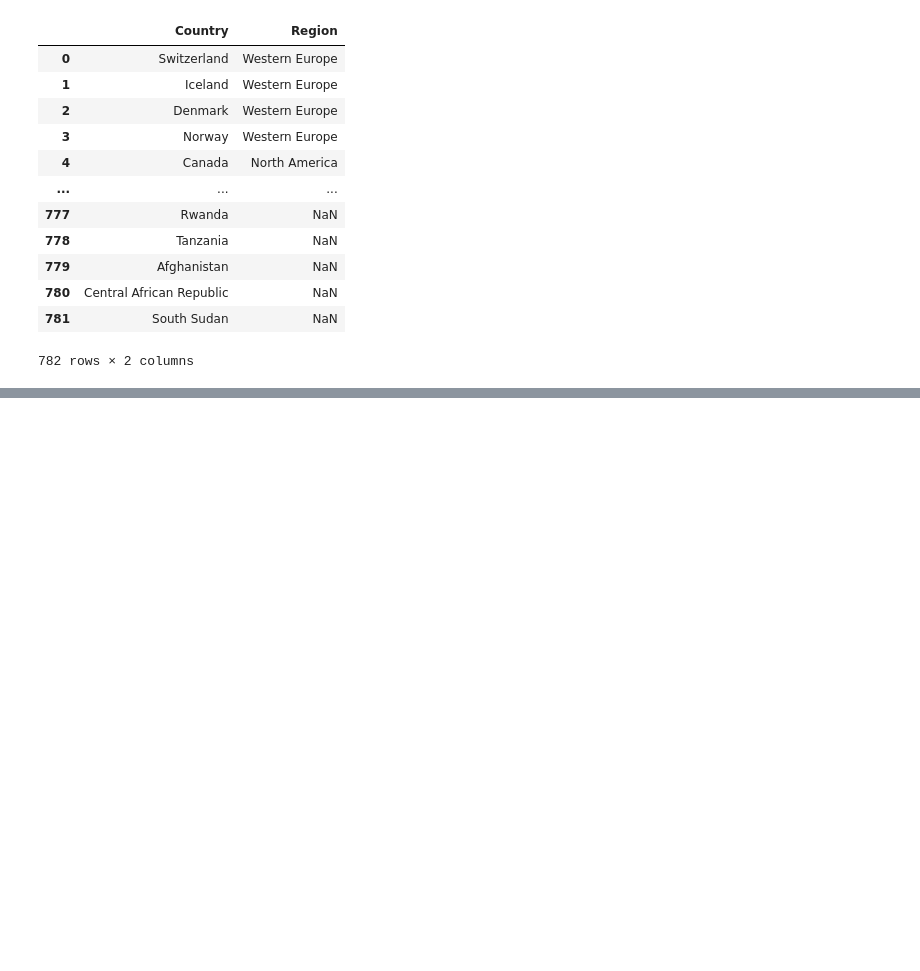
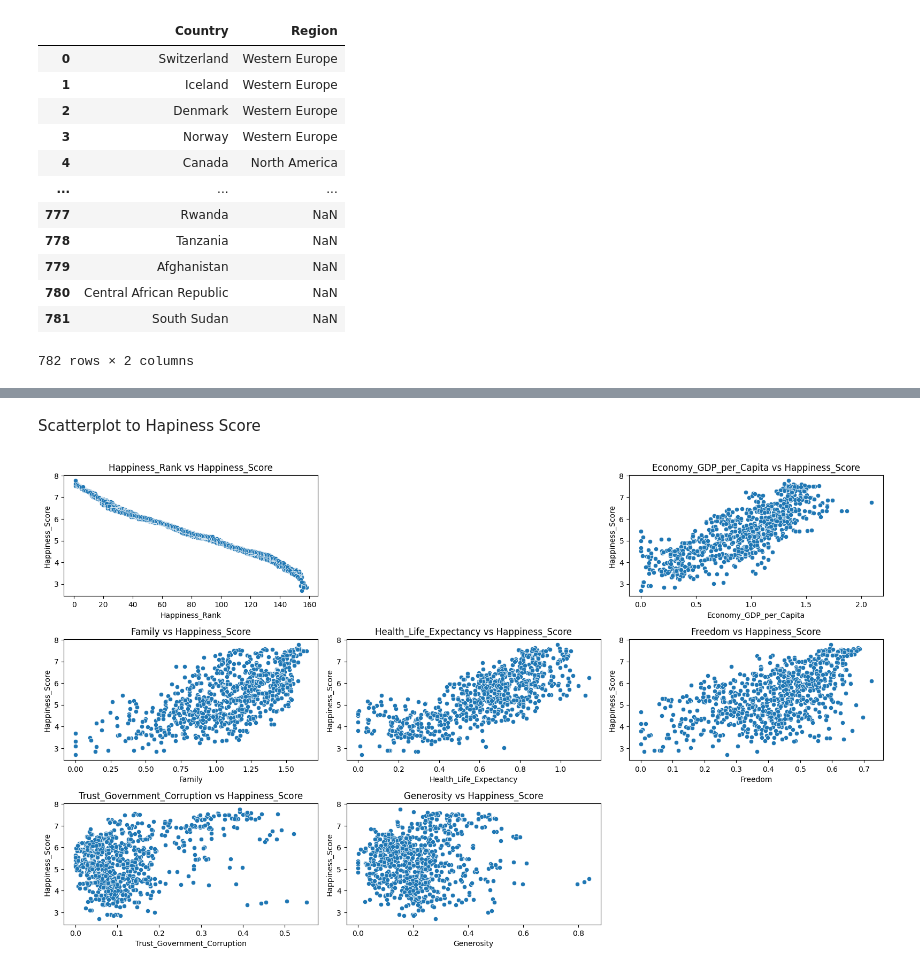
Before and after one commit to RJuanJo/workshop_3, a Jupyter notebook: notebooks/EDA001.ipynb, the cells around one changed output, grey strips where cells are left out. Cells and saved outputs as stored; diff of their text form; code cells hidden in the pictures; blank space fills up the shorter version.

```diff
--- a/notebooks/EDA001.ipynb
+++ b/notebooks/EDA001.ipynb
@@ -367,0 +405,15 @@ dtype: int64
+# %% [markdown]
+Scatterplot to Hapiness Score
+# %%
+target = 'Happiness_Score'
+
+plt.figure(figsize=(16, 12))
+for i, column in enumerate(numeric_columns, 1):
+    if column != target:
+        plt.subplot(4, 3, i)
+        sns.scatterplot(x=data[column], y=data[target])
+        plt.title(f'{column} vs {target}')
+plt.tight_layout()
+plt.show()
+# %% [output]
+[figure, added]
```
Also changed, not shown: parts of 31 cells of this notebook, 8 other files.
